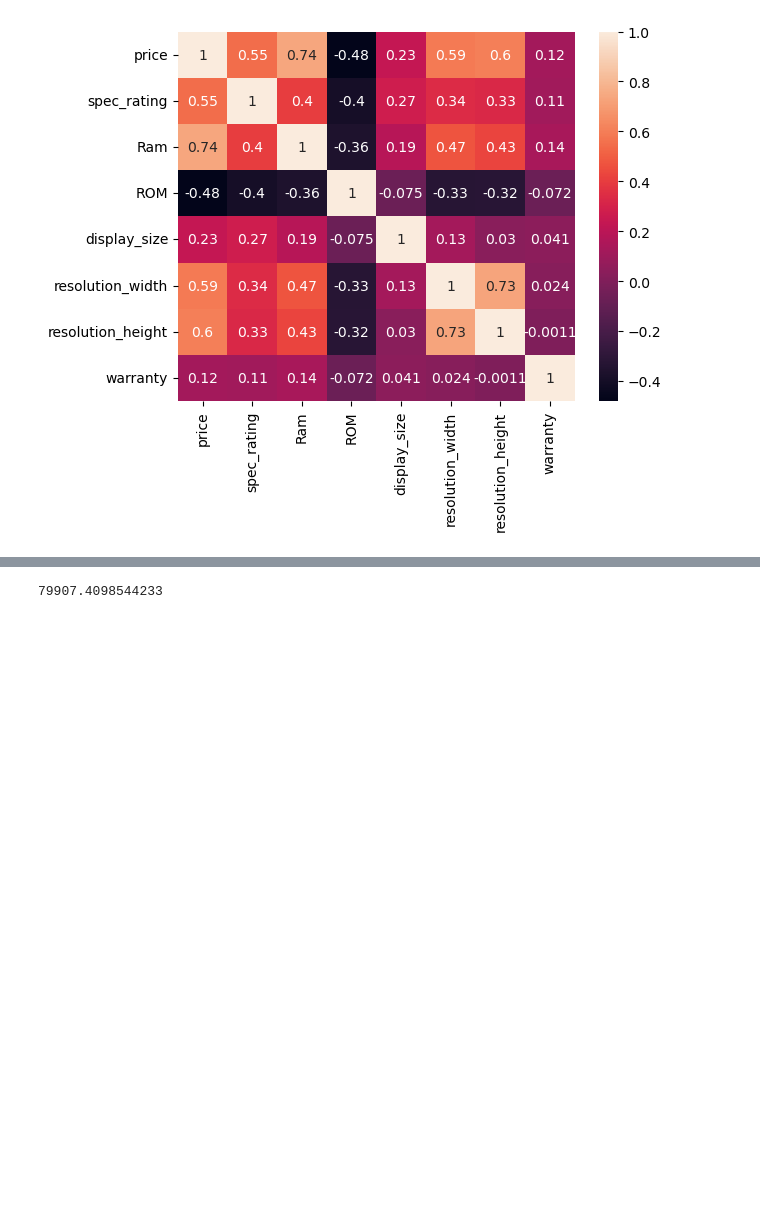
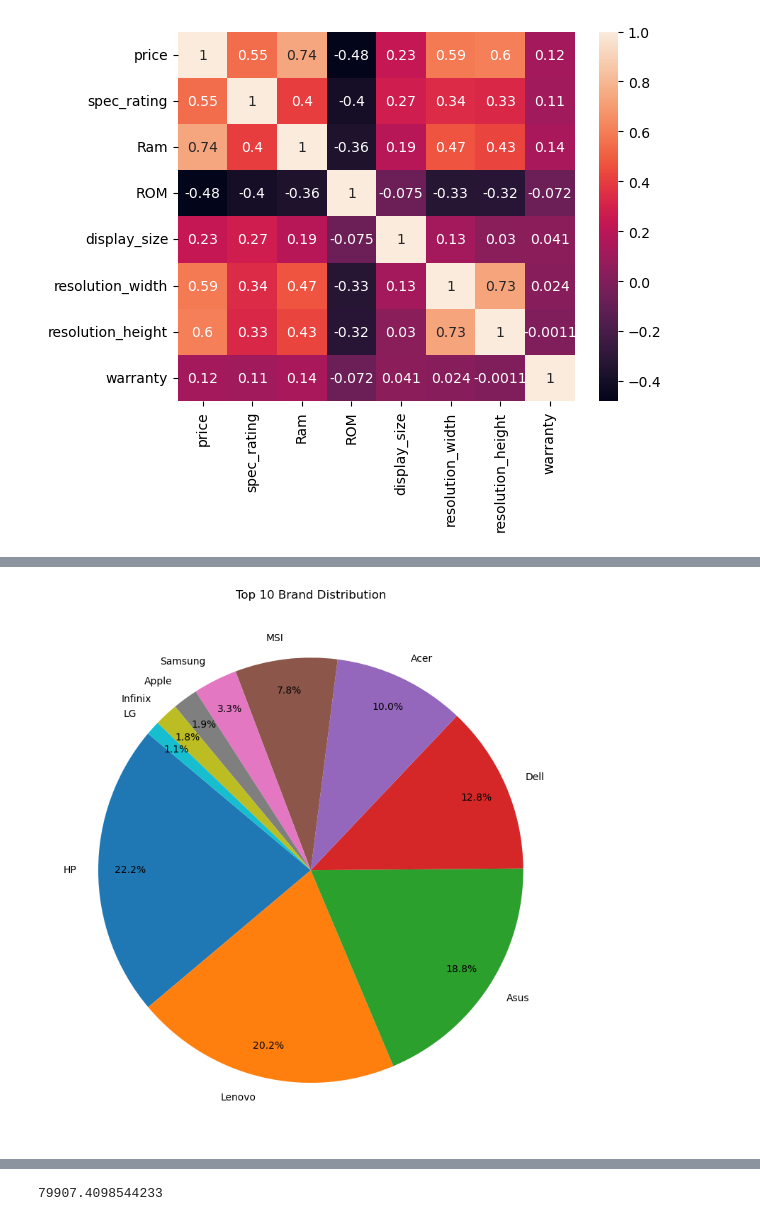
Before and after one commit to dhuor2001-debug/Semester-VI, a Jupyter notebook: Python/DM/data_Analysis.ipynb, the cells around one changed output, grey strips where cells are left out. Saved outputs shown, nothing was run; the diff lists cells and outputs as text; code cells hidden in the pictures; blank space fills up the shorter version.

```diff
--- a/Python/DM/data_Analysis.ipynb
+++ b/Python/DM/data_Analysis.ipynb
@@ -363,0 +161,14 @@ Just tell me 👍
+# %%
+plt.figure(figsize=(8, 8))
+df['brand'].value_counts().head(10).plot(
+    kind='pie',
+    autopct='%1.1f%%',
+    startangle=140,
+    pctdistance=0.85
+)
+plt.title("Top 10 Brand Distribution")
+plt.ylabel("")
+plt.tight_layout()
+plt.show()
+# %% [output]
+[figure, added]
```
Also changed, not shown: parts of 22 cells of this notebook.
